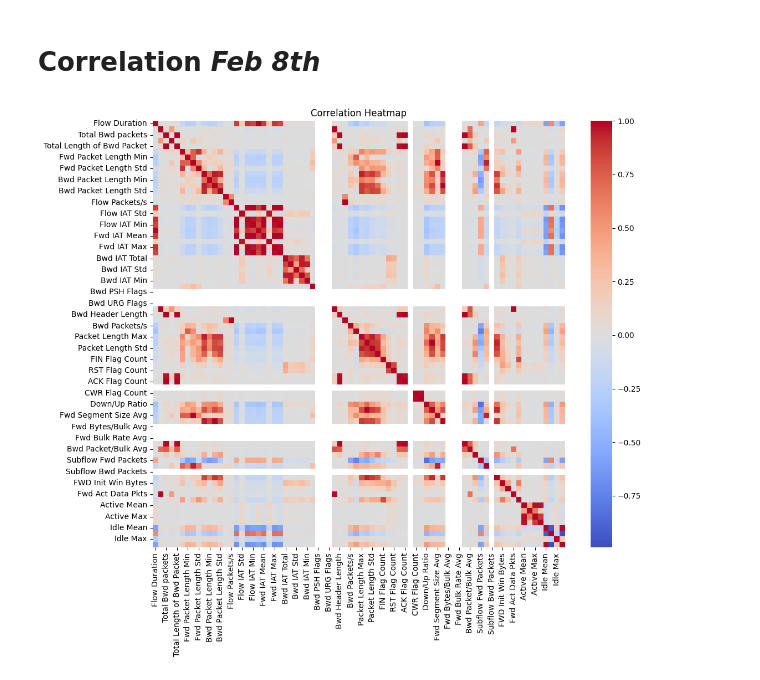
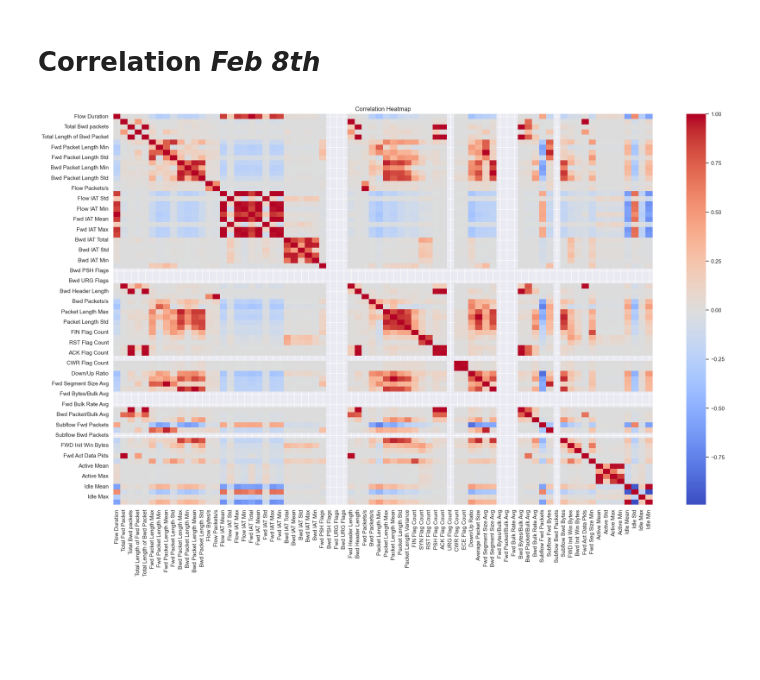
Before and after one commit to Totally-Kyle/The-CyberChase, a Jupyter notebook: EDA.ipynb, the cells around one changed output. Cells and saved outputs as stored; diff of their text form; code cells hidden in the pictures; blank space fills up the shorter version.

```diff
--- a/EDA.ipynb
+++ b/EDA.ipynb
@@ -131,6 +170,7 @@ Feb7['Label'].value_counts().to_frame()
 # %%
 sns.countplot(Feb7, x="Label", hue="Label", edgecolor="black", legend=False , palette= 'coolwarm')
 plt.xticks(rotation=45)
+sns.set(style="darkgrid")
 plt.yscale("log")  # Compresses y-axis scale
 plt.title("Honeypot Activity on Feb 7")
 plt.tight_layout()
@@ -347,0 +442,18 @@ Length: 84, dtype: int64
+# %%
+ # Changing SRC IP to get the actual locations of where cyber crimes are happening...
+reader = geoip2.database.Reader('/Users/sa8/Desktop/GeoLite2/GeoLite2-City.mmdb')
+# Build location info
+locations = []
+for ip in Feb8['Src IP']:
+    try:
+        response = reader.city(ip)
+        country = response.country.name or "Unknown Country"
+        city = response.city.name or "Unknown City"
+        location_str = f"{country}"
+    except Exception as e:
+        location_str = f"Error: {e}"
+    locations.append(location_str)
+# Add to DataFrame
+Feb8['Location'] = locations
+
+Feb8
@@ -475,32 +635,32 @@ numeric_cols = [
     'Flow Duration', 'Total Fwd Packet', 'Total Bwd packets',
     'Total Length of Fwd Packet', 'Total Length of Bwd Packet',
     'Fwd Packet Length Max', 'Fwd Packet Length Min',
     'Fwd Packet Length Mean', 'Fwd Packet Length Std',
     'Bwd Packet Length Max', 'Bwd Packet Length Min',
     'Bwd Packet Length Mean', 'Bwd Packet Length Std',
     'Flow Bytes/s', 'Flow Packets/s', 'Flow IAT Mean', 'Flow IAT Std',
     'Flow IAT Max', 'Flow IAT Min', 'Fwd IAT Total', 'Fwd IAT Mean',
     'Fwd IAT Std', 'Fwd IAT Max', 'Fwd IAT Min', 'Bwd IAT Total',
     'Bwd IAT Mean', 'Bwd IAT Std', 'Bwd IAT Max', 'Bwd IAT Min',
     'Fwd PSH Flags', 'Bwd PSH Flags', 'Fwd URG Flags', 'Bwd URG Flags',
     'Fwd Header Length', 'Bwd Header Length', 'Fwd Packets/s',
     'Bwd Packets/s', 'Packet Length Min', 'Packet Length Max',
     'Packet Length Mean', 'Packet Length Std', 'Packet Length Variance',
     'FIN Flag Count', 'SYN Flag Count', 'RST Flag Count', 'PSH Flag Count',
     'ACK Flag Count', 'URG Flag Count', 'CWR Flag Count', 'ECE Flag Count',
     'Down/Up Ratio', 'Average Packet Size', 'Fwd Segment Size Avg',
     'Bwd Segment Size Avg', 'Fwd Bytes/Bulk Avg', 'Fwd Packet/Bulk Avg',
     'Fwd Bulk Rate Avg', 'Bwd Bytes/Bulk Avg', 'Bwd Packet/Bulk Avg',
     'Bwd Bulk Rate Avg', 'Subflow Fwd Packets', 'Subflow Fwd Bytes',
     'Subflow Bwd Packets', 'Subflow Bwd Bytes', 'FWD Init Win Bytes',
     'Bwd Init Win Bytes', 'Fwd Act Data Pkts', 'Fwd Seg Size Min',
     'Active Mean', 'Active Std', 'Active Max', 'Active Min', 'Idle Mean',
     'Idle Std', 'Idle Max', 'Idle Min'
 ]
 
-plt.figure(figsize=(12, 10))
+plt.figure(figsize=(24, 14))
 sns.heatmap(Feb8[numeric_cols].corr(), cmap="coolwarm", center=0)
 plt.title("Correlation Heatmap")
 plt.show()
 # %% [output]
-[figure, old version]
+[figure, new version]
```
Also changed, not shown: parts of 20 cells of this notebook.
